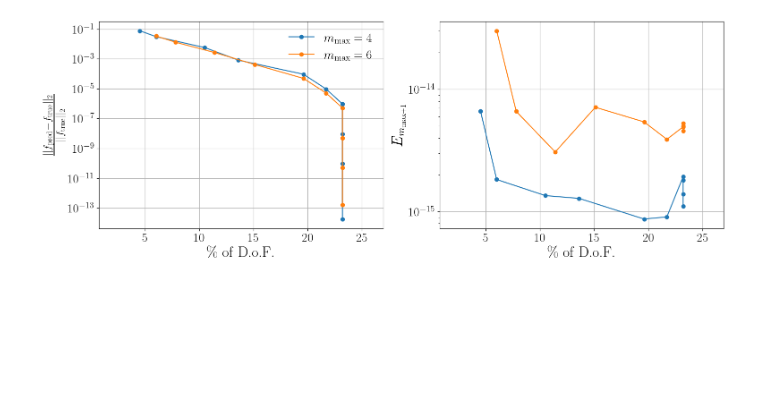
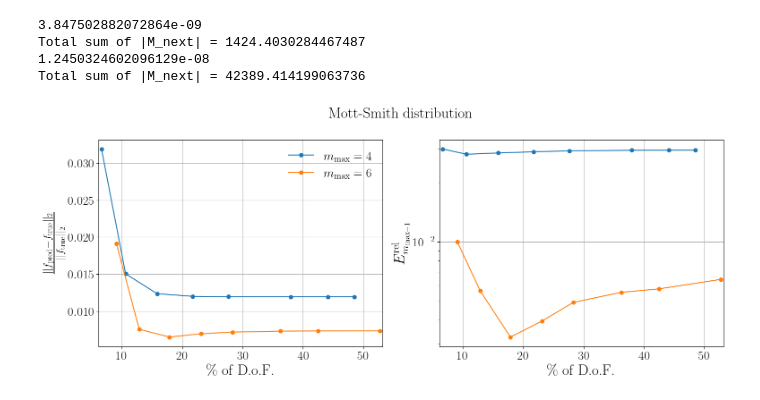
Before and after one commit to ACoM-RWTH/SPEcQK.jl, a Jupyter notebook: simulations/paper_2026_sparse_and_lowrank/plotting.ipynb, the cells around one changed output. Drawn from its saved outputs; the diff is of its cells as text; code cells hidden in the pictures; blank space fills up the shorter version.

```diff
--- a/simulations/paper_2026_sparse_and_lowrank/plotting.ipynb
+++ b/simulations/paper_2026_sparse_and_lowrank/plotting.ipynb
@@ -104,4 +129,8 @@ plot_L2_and_next_errors("../../output", "../../plots", "Maxwell_Boltzmann", 20,
-# %%
-plot_L2_and_next_errors("../../output", "../../plots", "Druyvesteyn", 20, 4, 6, dof_rel=True)
-# %% [output]
-[figure, removed]
+# %%
+plot_L2_and_next_errors(path_to_output_dir, "../../plots", "Mott_Smith", "Mott-Smith distribution", 40, 4, 6, dof_rel=True, log_1=False, log_2=True, rel_moment_err=True)
+# %% [output]
+3.847502882072864e-09
+Total sum of |M_next| = 1424.4030284467487
+1.2450324602096129e-08
+Total sum of |M_next| = 42389.414199063736
+[figure, added]
```
Also changed, not shown: parts of 19 cells of this notebook, 2 other files.
